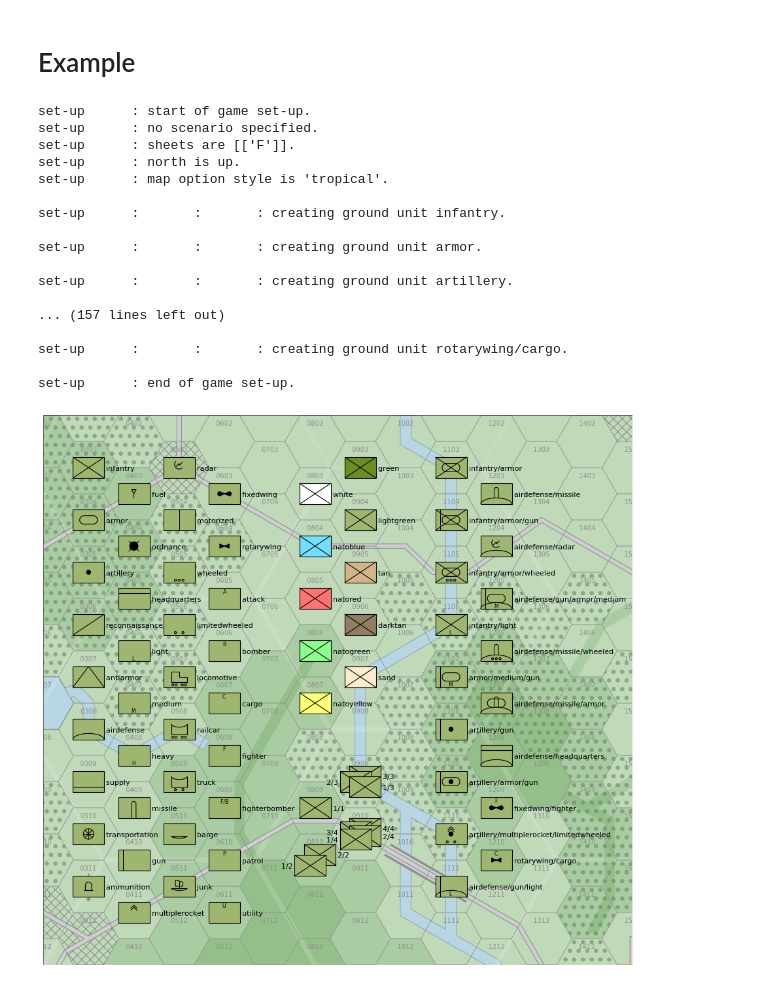
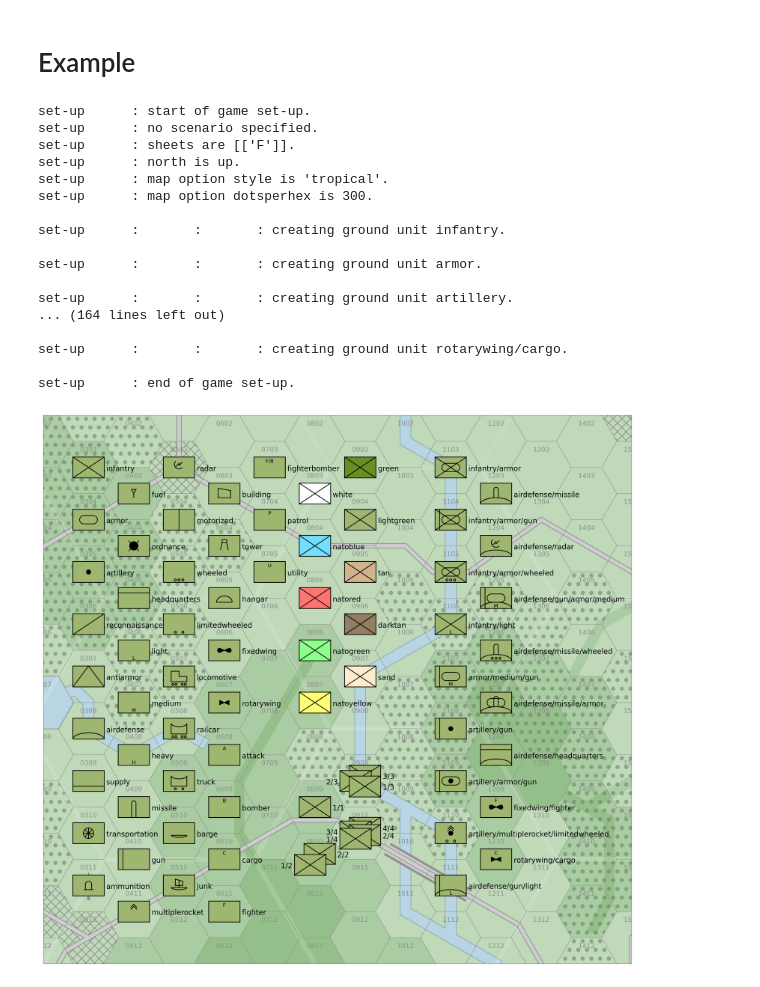
Before and after one commit to alanwatsonforster/glass, a Jupyter notebook: Ground Units.ipynb, the cells around one changed output. Saved outputs shown, nothing was run; the diff lists cells and outputs as text; code cells hidden in the pictures.

Commit message:
Draw building, tower, and hangar.

```diff
--- a/Ground Units.ipynb
+++ b/Ground Units.ipynb
@@ -11,14 +11,14 @@ apmap.setwritefiles(True)
 # %% [markdown]
 # Example
 # %%
-startgamesetup(None, sheets=[["F"]], variants=["use version 2.4 rules","use house rules"], style="tropical")
+startgamesetup(None, sheets=[["F"]], variants=["use version 2.4 rules","use house rules"], style="tropical", dotsperhex=300)
 
 x = 3
 y = 3
 for s in [
     "infantry", "armor", "artillery", "reconnaissance", "antiarmor", "airdefense", "supply", "transportation", "ammunition", "fuel", "ordnance",
     "headquarters", "light", "medium", "heavy", "missile", "gun", "multiplerocket", "radar", "motorized", "wheeled", "limitedwheeled",
-    "locomotive", "railcar", "truck", "barge", "junk", "fixedwing", "rotarywing", "attack", "bomber", "cargo", "fighter", "fighterbomber", "patrol", "utility"
+    "locomotive", "railcar", "truck", "barge", "junk", "building", "tower", "hangar", "fixedwing", "rotarywing", "attack", "bomber", "cargo", "fighter", "fighterbomber", "patrol", "utility"
     ]:
     hexcode = "F-%02d%02d" % (x, y)
     groundunit(s, hexcode, symbols=s, color="lightgreen")
@@ -63,33 +63,33 @@ x = 11
 y = 3
 for s in [
     "infantry/armor", "infantry/armor/gun", "infantry/armor/wheeled", "infantry/light", "armor/medium/gun", "artillery/gun", "artillery/armor/gun", "artillery/multiplerocket/limitedwheeled",
     "airdefense/gun/light", "airdefense/missile", "airdefense/radar", "airdefense/gun/armor/medium", "airdefense/missile/wheeled", "airdefense/missile/armor", "airdefense/headquarters", "fixedwing/fighter", "rotarywing/cargo",
     ]:
     hexcode = "F-%02d%02d" % (x, y)
     groundunit(s, hexcode, symbols=s, color="lightgreen")
     y += 1
     if y == 12:
         x += 1
         y = 3
 
 endgamesetup()
 drawmap(zoom=False, xmin=2, xmax=15, ymin=13, ymax=23.5)
 # %% [output]
 set-up      : start of game set-up.
 set-up      : no scenario specified.
 set-up      : sheets are [['F']].
 set-up      : north is up.
 set-up      : map option style is 'tropical'.
+set-up      : map option dotsperhex is 300.
 
 set-up      :       :       : creating ground unit infantry.
 
 set-up      :       :       : creating ground unit armor.
 
 set-up      :       :       : creating ground unit artillery.
-
-... (157 lines left out)
+... (164 lines left out)
 
 set-up      :       :       : creating ground unit rotarywing/cargo.
 
 set-up      : end of game set-up.
-[figure, old version]
+[figure, new version]
```
Also changed, not shown: 5 other files.
